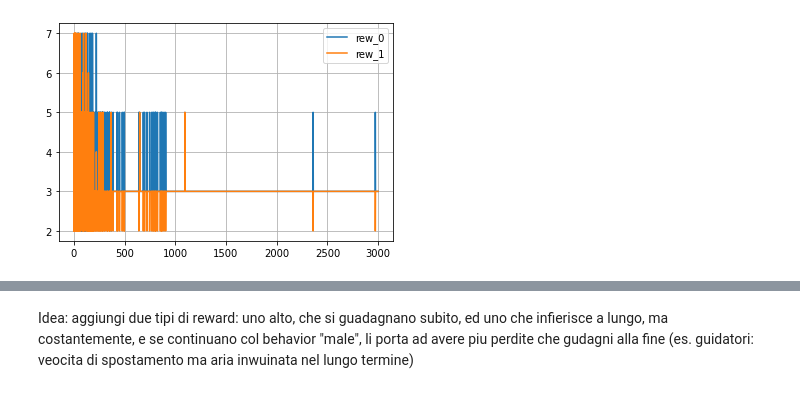
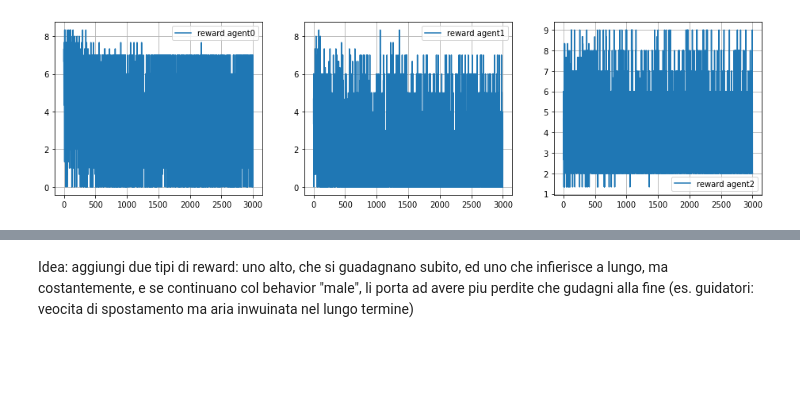
Before and after one commit to nicoleorzan/emergent-communication, a Jupyter notebook: public_good_game/Public Good Game.ipynb, the cells around one changed output, grey strips where cells are left out. Saved outputs shown, nothing was run; the diff lists cells and outputs as text; code cells hidden in the pictures; blank space fills up the shorter version.

```diff
--- a/public_good_game/Public Good Game.ipynb
+++ b/public_good_game/Public Good Game.ipynb
@@ -249,11 +235,13 @@ plt.show()
-# %%
-plt.plot(np.linspace(0, n_episodes, n_episodes), hr["rew_0"], label='rew_0')
-plt.plot(np.linspace(0, n_episodes, n_episodes), hr["rew_1"], label='rew_1')
-plt.legend()
-plt.grid()
-plt.show()
-# %% [output]
-[figure, removed]
+# %%
+figure, ax = plt.subplots(1, n_players, figsize=(16, 4))
+
+for i in range(n_players):
+    ax[i].plot(np.linspace(0, n_episodes, n_episodes), hr["rew_"+str(i)], label='reward agent'+str(i))
+    ax[i].legend()
+    ax[i].grid()
+plt.show()
+# %% [output]
+[figure, added]
 # %%
 plt.plot(np.linspace(0, n_episodes, n_episodes), history["jain_idx"], label='jain_idx')
 plt.legend()
```
Also changed, not shown: parts of 11 cells of this notebook.
